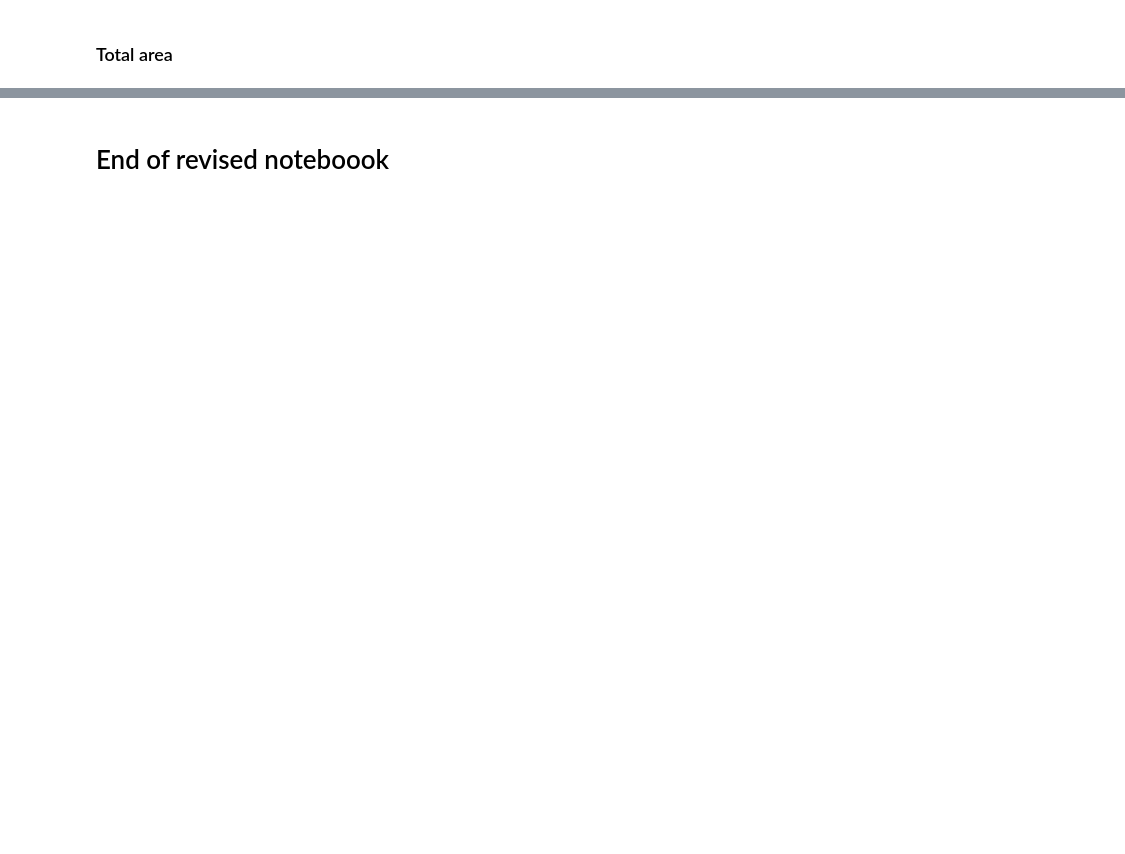
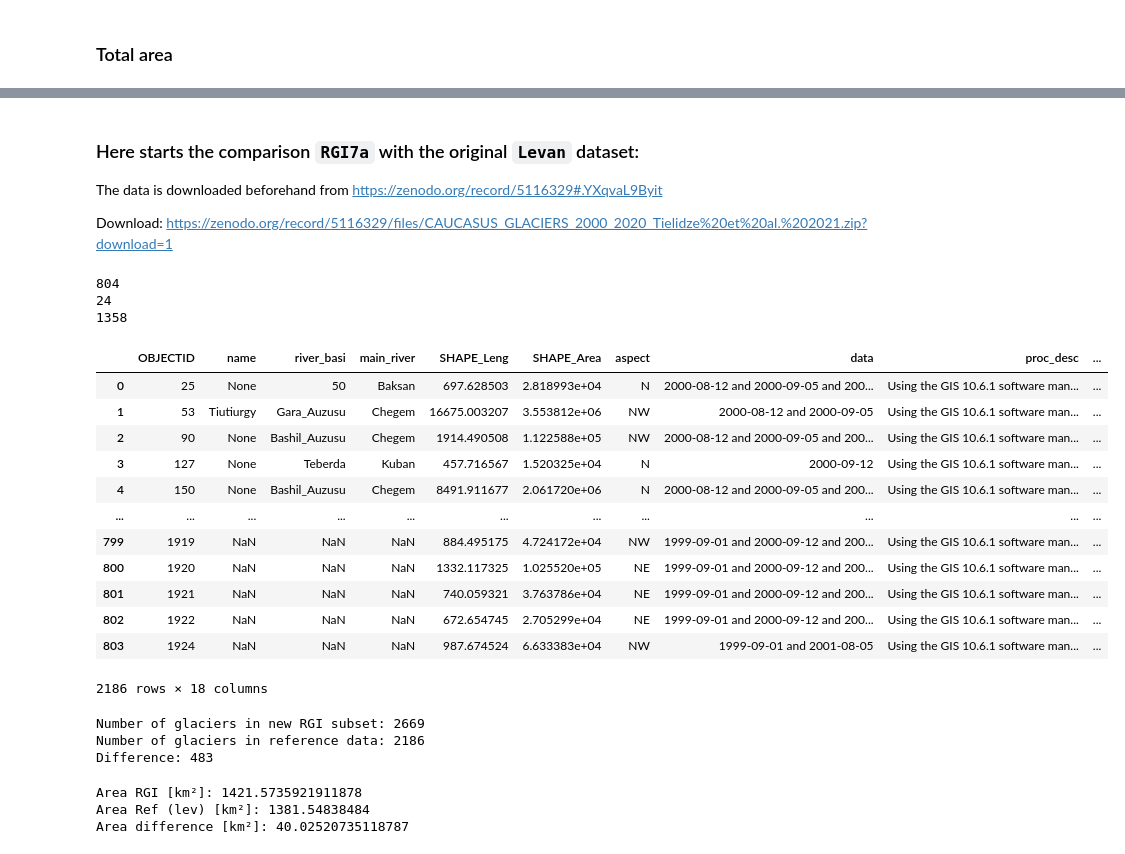
Before and after one commit to franra9/rgi7_scripts, a Jupyter notebook: workflow/RGI12.ipynb, the cells around one changed output, grey strips where cells are left out. Saved outputs shown, nothing was run; the diff lists cells and outputs as text; code cells hidden in the pictures; blank space fills up the shorter version.

Commit message:
first comparison lev gri7a

```diff
--- a/workflow/RGI12.ipynb
+++ b/workflow/RGI12.ipynb
@@ -202,2 +226,39 @@ Area difference [km²]: -60.742387541333756
 # %% [markdown]
-# End of revised noteboook
+### Here starts the comparison `RGI7a` with the original `Levan` dataset:
+The data is downloaded beforehand from https://zenodo.org/record/5116329#.YXqvaL9Byit
+
+Download: https://zenodo.org/record/5116329/files/CAUCASUS_GLACIERS_2000_2020_Tielidze%20et%20al.%202021.zip?download=1
+# %%
+# Read original data:
+data_dir_lev = '../../rgi7_data/CAUCASUS_GLACIERS_2000_2020_Tielidze_et_al._2021'
+
+lev_RU = gpd.read_file('../../rgi7_data/CAUCASUS_GLACIERS_2000_2020_Tielidze_et_al._2021/CAU_GLAC_2000/CAU_GLAC_RUS_2000.shp')
+lev_AZ = gpd.read_file('../../rgi7_data/CAUCASUS_GLACIERS_2000_2020_Tielidze_et_al._2021/CAU_GLAC_2000/CAU_GLAC_AZER_2000.shp')
+lev_GE = gpd.read_file('../../rgi7_data/CAUCASUS_GLACIERS_2000_2020_Tielidze_et_al._2021/CAU_GLAC_2000/CAU_GLAC_GEO_2000.shp')
+
+lev = pd.concat([lev_RU, pd.concat([lev_AZ, lev_GE])])
+# %% [output]
+804
+24
+1358
+|  | OBJECTID | name | river_basi | main_river | SHAPE_Leng | SHAPE_Area | aspect | data | proc_desc | ... |
+| 0 | 25 | None | 50 | Baksan | 697.628503 | 2.818993e+04 | N | 2000-08-12 and 2000-09-05 and 200... | Using the GIS 10.6.1 software man... | ... |
+| 1 | 53 | Tiutiurgy | Gara_Auzusu | Chegem | 16675.003207 | 3.553812e+06 | NW | 2000-08-12 and 2000-09-05 | Using the GIS 10.6.1 software man... | ... |
+| 2 | 90 | None | Bashil_Auzusu | Chegem | 1914.490508 | 1.122588e+05 | NW | 2000-08-12 and 2000-09-05 and 200... | Using the GIS 10.6.1 software man... | ... |
+| 3 | 127 | None | Teberda | Kuban | 457.716567 | 1.520325e+04 | N | 2000-09-12 | Using the GIS 10.6.1 software man... | ... |
+| 4 | 150 | None | Bashil_Auzusu | Chegem | 8491.911677 | 2.061720e+06 | N | 2000-08-12 and 2000-09-05 and 200... | Using the GIS 10.6.1 software man... | ... |
+| ... | ... | ... | ... | ... | ... | ... | ... | ... | ... | ... |
+| 799 | 1919 | NaN | NaN | NaN | 884.495175 | 4.724172e+04 | NW | 1999-09-01 and 2000-09-12 and 200... | Using the GIS 10.6.1 software man... | ... |
+| 800 | 1920 | NaN | NaN | NaN | 1332.117325 | 1.025520e+05 | NE | 1999-09-01 and 2000-09-12 and 200... | Using the GIS 10.6.1 software man... | ... |
+| 801 | 1921 | NaN | NaN | NaN | 740.059321 | 3.763786e+04 | NE | 1999-09-01 and 2000-09-12 and 200... | Using the GIS 10.6.1 software man... | ... |
+| 802 | 1922 | NaN | NaN | NaN | 672.654745 | 2.705299e+04 | NE | 1999-09-01 and 2000-09-12 and 200... | Using the GIS 10.6.1 software man... | ... |
+| 803 | 1924 | NaN | NaN | NaN | 987.674524 | 6.633383e+04 | NW | 1999-09-01 and 2001-08-05 | Using the GIS 10.6.1 software man... | ... |
+2186 rows × 18 columns
+# %%
+print('Number of glaciers in new RGI subset:', len(RGI_ss))
+print('Number of glaciers in reference data:', len(lev))
+print('Difference:', len(RGI_ss)-len(lev))
+# %% [output]
+Number of glaciers in new RGI subset: 2669
+Number of glaciers in reference data: 2186
+Difference: 483
@@ -203,0 +269,12 @@ Area difference [km²]: -60.742387541333756
+# %%
+# print and compare area values
+Area_RGI = RGI_ss['area'].sum() * 1e-6
+print('Area RGI [km²]:', Area_RGI)
+Area_lev = lev['area'].sum() # already in km² (?)
+print('Area Ref (lev) [km²]:', Area_lev)
+d = (Area_RGI - Area_lev)
+print('Area difference [km²]:', d)
+# %% [output]
+Area RGI [km²]: 1421.5735921911878
+Area Ref (lev) [km²]: 1381.54838484
+Area difference [km²]: 40.02520735118787
```
Also changed, not shown: parts of 8 cells of this notebook.
